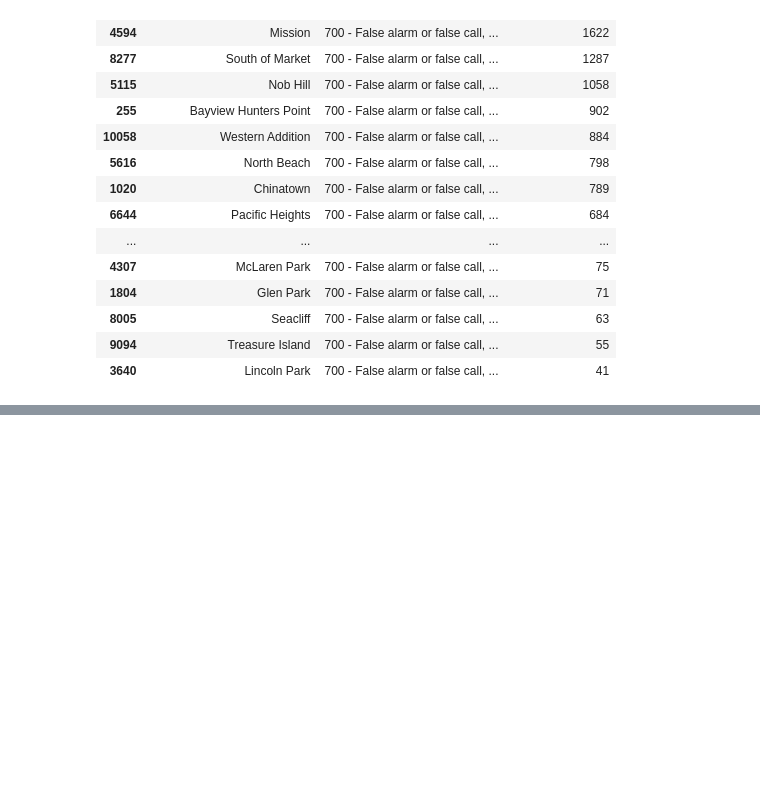
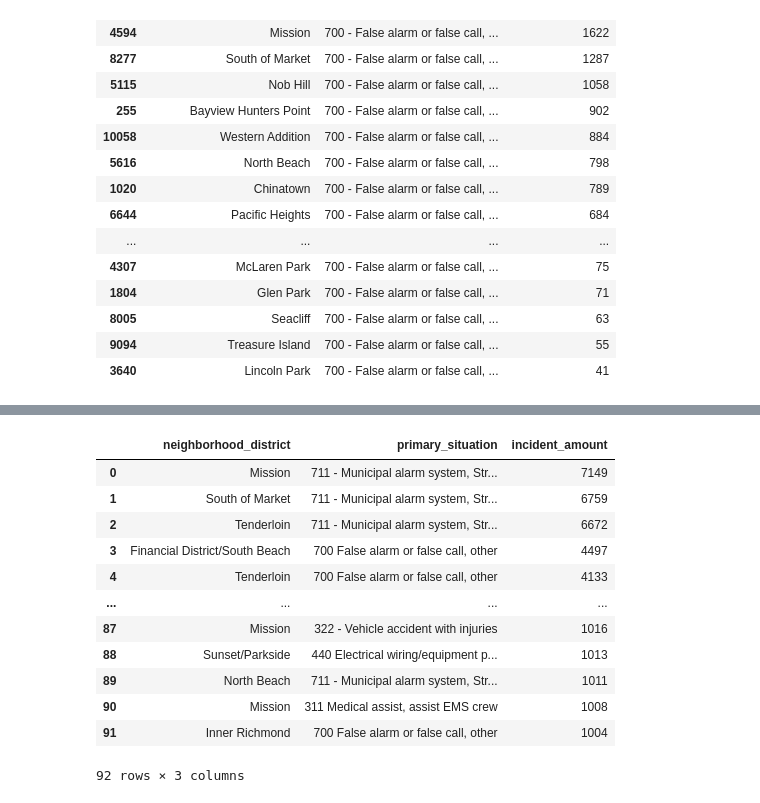
Before and after one commit to griffintighe/fire_ml, a Jupyter notebook: explore.ipynb, the cells around one changed output, grey strips where cells are left out. Cells and saved outputs as stored; diff of their text form; code cells hidden in the pictures; blank space fills up the shorter version.

```diff
--- a/explore.ipynb
+++ b/explore.ipynb
@@ -158,0 +155,16 @@ base_amount[base_amount['primary_situation']=='700 - False alarm or false call,
+# %%
+base_amount[base_amount['incident_amount']>1000]
+# %% [output]
+|  | neighborhood_district | primary_situation | incident_amount |
+| 0 | Mission | 711 - Municipal alarm system, Str... | 7149 |
+| 1 | South of Market | 711 - Municipal alarm system, Str... | 6759 |
+| 2 | Tenderloin | 711 - Municipal alarm system, Str... | 6672 |
+| 3 | Financial District/South Beach | 700 False alarm or false call, other | 4497 |
+| 4 | Tenderloin | 700 False alarm or false call, other | 4133 |
+| ... | ... | ... | ... |
+| 87 | Mission | 322 - Vehicle accident with injuries | 1016 |
+| 88 | Sunset/Parkside | 440 Electrical wiring/equipment p... | 1013 |
+| 89 | North Beach | 711 - Municipal alarm system, Str... | 1011 |
+| 90 | Mission | 311 Medical assist, assist EMS crew | 1008 |
+| 91 | Inner Richmond | 700 False alarm or false call, other | 1004 |
+92 rows × 3 columns
```
Also changed, not shown: parts of 8 cells of this notebook, 1 other file.
